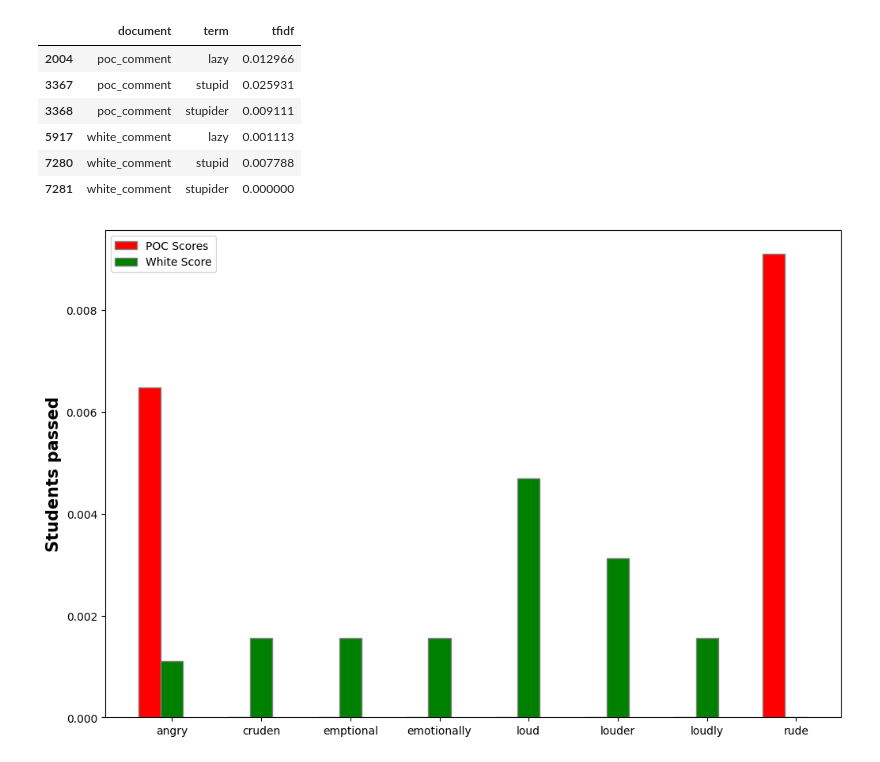
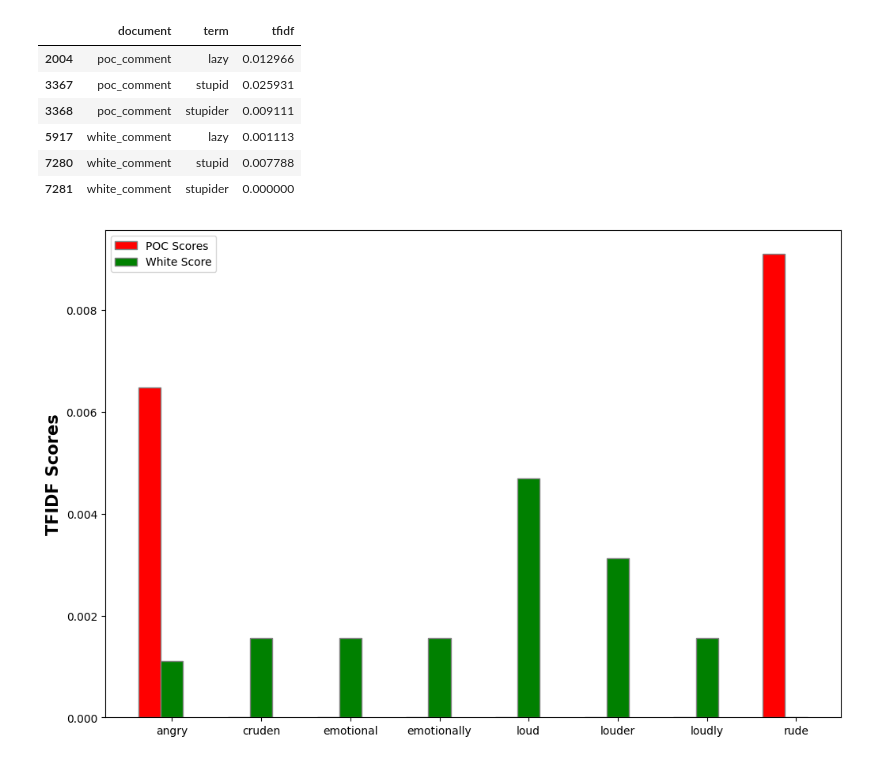
Before and after one commit to erikapchan/Final-Project, a Jupyter notebook: Text_Analysis_Final_Project.ipynb, the cells around one changed output. Cells and saved outputs as stored; diff of their text form; code cells hidden in the pictures.

```diff
--- a/Text_Analysis_Final_Project.ipynb
+++ b/Text_Analysis_Final_Project.ipynb
@@ -291,23 +291,23 @@ import matplotlib.pyplot as plt
 # %%
 barWidth = 0.25
 fig = plt.subplots(figsize =(12, 8))
 
 tfidfs = trying[trying['term'].str.contains('angry|rude|emotional|bossy|friendly|aggressive|loud')]
 scores = tfidfs["tfidf"]
 pocscores = scores[0:8]
 whitescores = scores[8:17]
 
 br1 = np.arange(len(pocscores))
 br2 = [x + barWidth for x in br1]
 plt.bar(br1, pocscores, color ='r', width = barWidth,
         edgecolor ='grey', label ='POC Scores')
 plt.bar(br2, whitescores, color ='g', width = barWidth,
         edgecolor ='grey', label ='White Score')
 plt.xticks([r + barWidth for r in range(len(pocscores))],
-        ['angry', 'cruden', 'emptional', 'emotionally', 'loud','louder','loudly','rude'])
+        ['angry', 'cruden', 'emotional', 'emotionally', 'loud','louder','loudly','rude'])
 plt.ylabel('TFIDF Scores', fontweight ='bold', fontsize = 15)
 
 plt.legend()
 plt.show()
 # %% [output]
-[figure, old version]
+[figure, new version]
```
Also changed, not shown: parts of 1 cell of this notebook.
